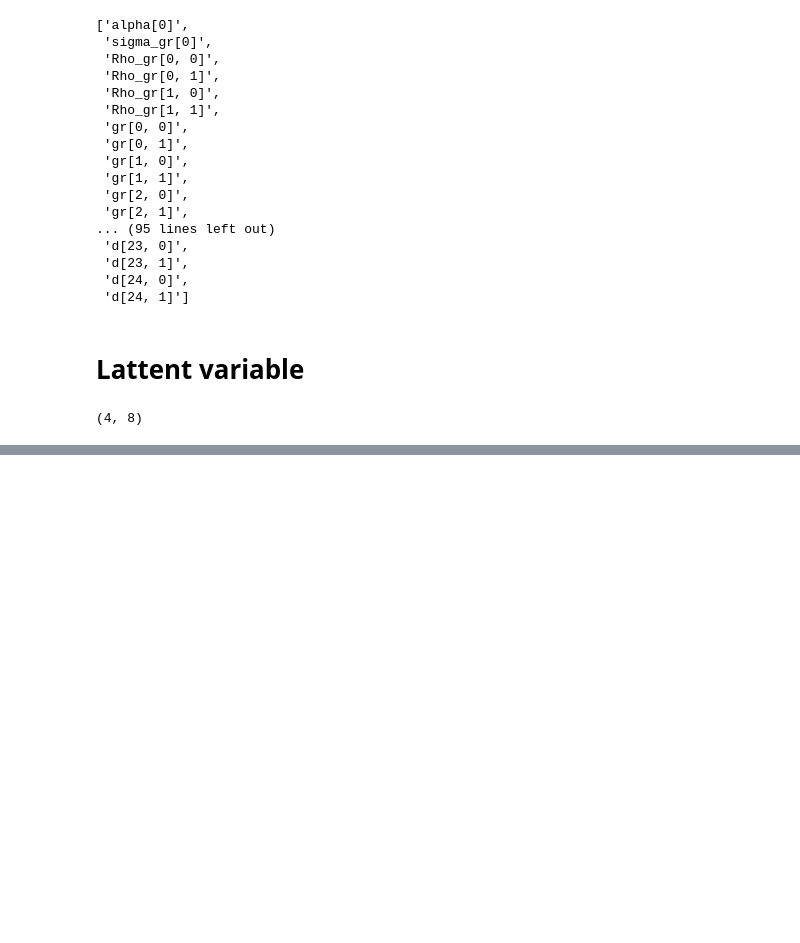
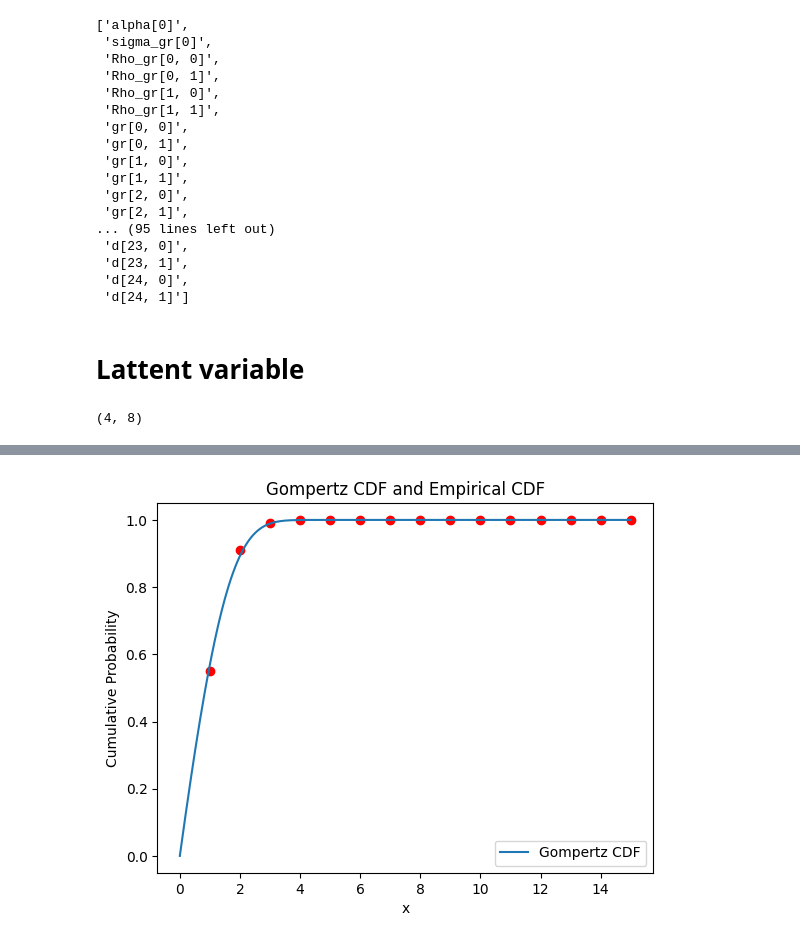
Before and after one commit to BGN-for-ASNA/BI, a Jupyter notebook: bi/hard/hard.ipynb, the cells around one changed output, grey strips where cells are left out. Drawn from its saved outputs; the diff is of its cells as text; code cells hidden in the pictures; blank space fills up the shorter version.

```diff
--- a/bi/hard/hard.ipynb
+++ b/bi/hard/hard.ipynb
@@ -2760,0 +2695,88 @@ m.summary()
+# %%
+import jax.numpy as jnp
+from jax import random
+import matplotlib.pyplot as plt
+
+def dgompertz(x, eta, b):
+    """This function calculates the probability density function (PDF) of the Gompertz distribution.
+
+    Args:
+        x (_type_): _description_
+        eta (_type_): _description_
+        b (_type_): _description_
+
+    Returns:
+        _type_: _description_
+    """
+    return b * eta * jnp.exp(eta + b * x - eta * jnp.exp(b * x))
+
+def cgompertz(x, eta, b):
+    """This function calculates the cumulative distribution function (CDF) of the Gompertz distribution.
+
+    Args:
+        x (_type_): _description_
+        eta (_type_): _description_
+        b (_type_): _description_
+
+    Returns:
+        _type_: _description_
+    """
+    return 1 - jnp.exp(-eta * (jnp.exp(b * x) - 1))
+
+def qgompertz(p, eta, b):
+    """This function calculates the quantile function (inverse CDF) of the Gompertz distribution.
+
+    Args:
+        p (_type_): _description_
+        eta (_type_): _description_
+        b (_type_): _description_
+
+    Returns:
+        _type_: _description_
+    """
+    return jnp.log(-jnp.log(1 - p) / eta + 1) / b
+
+def rgompertz(key, n, eta, b):
+    """This function generates random samples from the Gompertz distribution.
+
+    Args:
+        key (_type_): _description_
+        n (_type_): _description_
+        eta (_type_): _description_
+        b (_type_): _description_
+
+    Returns:
+        _type_: _description_
+    """
+    u = random.uniform(key, shape=(n,))
+    return jnp.log(-jnp.log(1 - u) / eta + 1) / b
+
+# Example usage:
+key = random.PRNGKey(0)  # Random key for reproducibility
+eta = 1.3
+b = 0.5
+n = 100
+
+x = rgompertz(key, n, eta, b)
+
+# Plot the CDF of the Gompertz distribution
+x_values = jnp.linspace(0, 15, 400)
+y_values = cgompertz(x_values, eta, b)
+plt.plot(x_values, y_values, label='Gompertz CDF')
+
+# Add points representing the empirical CDF based on the generated samples
+for i in range(1, 16):
+    empirical_cdf = jnp.mean(x <= i)
+    plt.scatter(i, empirical_cdf, color='red')
+
+# Display the plot
+plt.xlabel('x')
+plt.ylabel('Cumulative Probability')
+plt.title('Gompertz CDF and Empirical CDF')
+plt.legend()
+plt.show()
+
+# Create a dictionary with the length of x and x itself
+dl = {'n': len(x), 'x': x}
+# %% [output]
+[figure, added]
```
Also changed, not shown: parts of 31 cells of this notebook, 5 other files.
